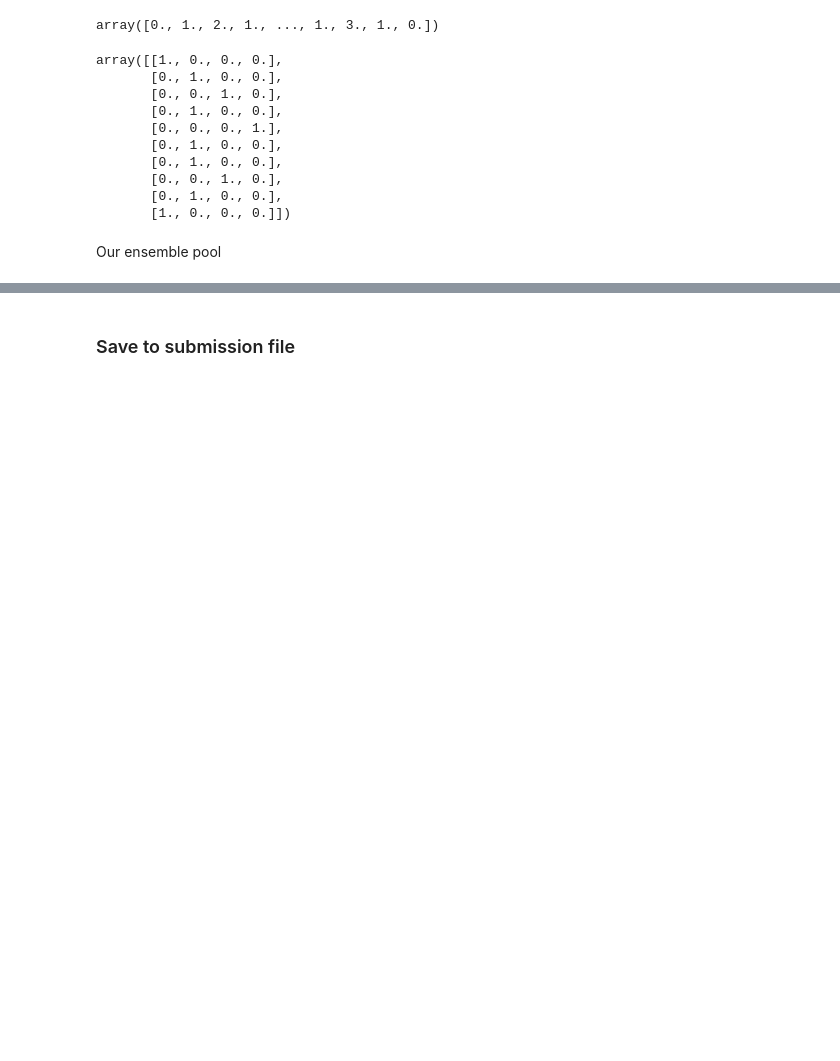
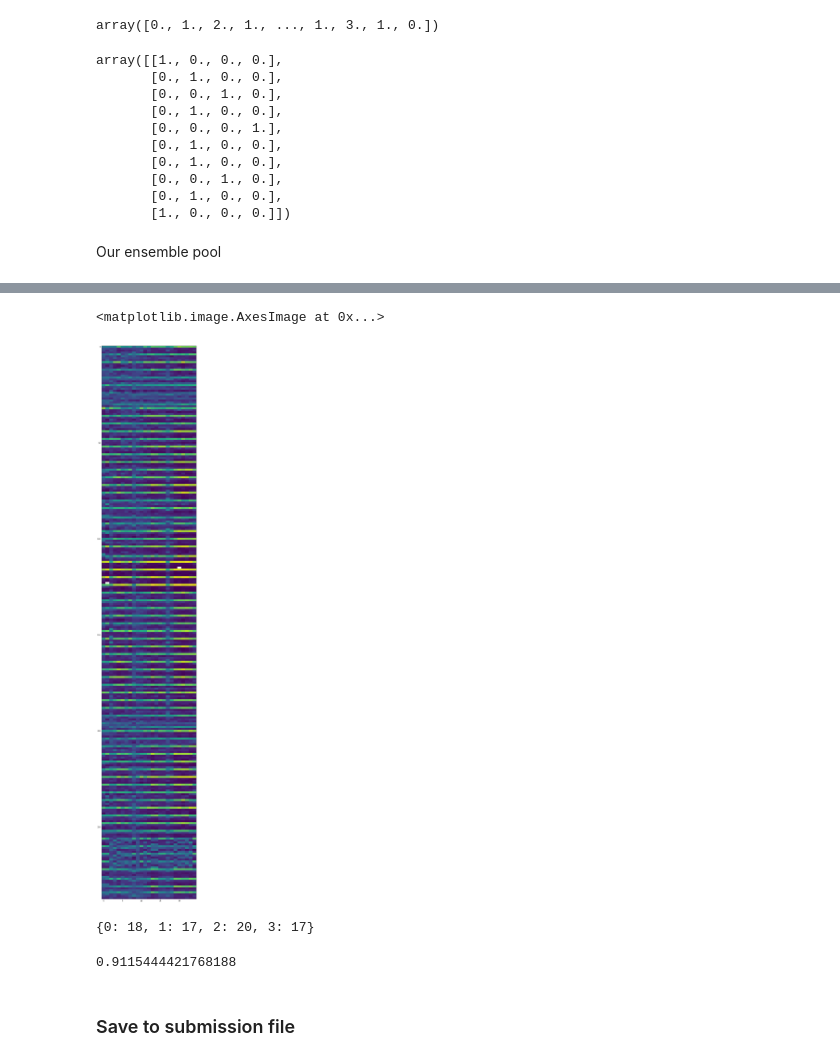
Before and after one commit to raynardj/python4ml, a Jupyter notebook: experiments/rcic/rcic-fastai-ensemble_v5-b5.ipynb, the cells around one changed output, grey strips where cells are left out. Drawn from its saved outputs; the diff is of its cells as text; code cells hidden in the pictures; blank space fills up the shorter version.

Commit message:
rcic ensemble with plate leak

```diff
--- a/experiments/rcic/rcic-fastai-ensemble_v5-b5.ipynb
+++ b/experiments/rcic/rcic-fastai-ensemble_v5-b5.ipynb
@@ -414,9 +444,9 @@ loading from cache: /data/rcic/saved_preds/rcic-ps-b4-sz380-bs24-s2-r2_site-2.ts
 # %%
 if len(pred_tensors)>1:
-    force_group, is_force = calcGroupDict(pred_tensors)
+    force_group, is_force,final_df = calcGroupDict(pred_tensors,bm=0.5)
 
-    test_df["force_group"] = test_df["pname"].apply(lambda x:force_group[x])
-    test_df["is_force"] = test_df["pname"].apply(lambda x:is_force[x])
+    test_df["force_group"] = test_df["pname"].apply(lambda x:force_group[x])# this row of image => infered group
+    test_df["is_force"] = test_df["pname"].apply(lambda x:is_force[x]) # this row of image => use group mask?
     test_df["group_mask"] = test_df["force_group"].apply(lambda x:groups_oh[:,x])
 
     # create an image based mask
@@ -424,6 +454,7 @@ if len(pred_tensors)>1:
     # nullify the mask effect (change 0 back to 1) if preds are indecisive between each other
     pred_mask[~test_df.is_force.astype(np.bool)]=1.
 else:
+    # a mask of ones = not apply any mask
     pred_mask = np.ones((len(test_df),1108))
 
 print(pred_mask.mean())
@@ -431,0 +465,31 @@ print(pred_mask.mean())
+# %%
+all_list = ['HEPG2-08-1','HEPG2-08-2','HEPG2-08-3','HEPG2-08-4','HEPG2-09-1', 'HEPG2-09-2','HEPG2-09-3', 'HEPG2-09-4','HEPG2-10-1', 'HEPG2-10-2',
+'HEPG2-10-3','HEPG2-10-4','HEPG2-11-1', 'HEPG2-11-2','HEPG2-11-3', 'HEPG2-11-4','HUVEC-17-1', 'HUVEC-17-2',
+'HUVEC-17-3', 'HUVEC-17-4','HUVEC-18-1','HUVEC-18-2', 'HUVEC-18-3','HUVEC-18-4','HUVEC-19-1','HUVEC-19-2',
+ 'HUVEC-19-3','HUVEC-19-4','HUVEC-20-1','HUVEC-20-2', 'HUVEC-20-3','HUVEC-20-4','HUVEC-21-1', 'HUVEC-21-2', 'HUVEC-21-3',
+ 'HUVEC-21-4', 'HUVEC-22-1', 'HUVEC-22-2', 'HUVEC-22-3', 'HUVEC-22-4','HUVEC-23-1',
+ 'HUVEC-23-2', 'HUVEC-23-3', 'HUVEC-23-4','HUVEC-24-1', 'HUVEC-24-2', 'HUVEC-24-3','HUVEC-24-4', 'RPE-08-1', 'RPE-08-2',
+ 'RPE-08-3','RPE-08-4', 'RPE-09-1','RPE-09-2','RPE-09-3','RPE-09-4', 'RPE-10-1', 'RPE-10-2', 'RPE-10-3', 'RPE-10-4', 'RPE-11-1','RPE-11-2', 'RPE-11-3','RPE-11-4', 'U2OS-04-1', 'U2OS-04-2', 'U2OS-04-3',
+ 'U2OS-04-4', 'U2OS-05-1', 'U2OS-05-2', 'U2OS-05-3', 'U2OS-05-4'
+]
+# The plate we are not sure which group
+problem_list = ["U2OS-04-2","U2OS-04-4"]
+# %%
+final = []
+for idx in range(len(pred_tensors)):
+        # for each prediction tensor, guess a version of "plate => belongs to a group"
+    p = pred_tensors[idx]
+    gbtest = test_df.copy()
+    gbtest["projected"] = p.argmax(dim=-1).numpy()
+    gbtest = gbtest[gbtest.pname.isin(all_list)]
+    gbtest["group_"] = gbtest["projected"].apply(lambda x:groups[x])
+        # for each plate, the biggest frequence count group owns the plate
+    group_df = pd.DataFrame(gbtest.groupby("pname")\
+    .apply(lambda x:x.group_.value_counts().reset_index())).reset_index().rename(columns={"group_":idx})
+    group_df["pg_name"] = group_df.apply(lambda x:x["pname"]+"-"+str(int(x["index"])),axis=1)
+    group_df = group_df.drop(["pname","level_1","index"],axis=1).set_index("pg_name")
+#     print(group_df)
+    if len(final)==0:
+        final = group_df
+    else:
+        final = final.join(group_df)
@@ -432,3 +518,14 @@ print(pred_mask.mean())
+# %%
+plt.figure(figsize = (10,60))
+plt.imshow(final.values, interpolation="nearest", aspect="auto")
+# %% [output]
+<matplotlib.image.AxesImage at 0x...>
+[figure, added]
+# %%
+from collections import Counter
+dict(Counter(list(force_group.values())))
+# %% [output]
+{0: 18, 1: 17, 2: 20, 3: 17}
 # %%
 # preds = argmaxEnsemble(*pred_tensors) # This way of ensemble isn't as good as "average probability ensemble"
 preds = ensemble(*pred_tensors, pred_mask=pred_mask)
@@ -435,2 +552,6 @@ preds = ensemble(*pred_tensors, pred_mask=pred_mask)
+# %%
+preds, vote_portion =ensembleVote(*pred_tensors, pred_mask=pred_mask)
+# %% [output]
+0.9115444421768188
 # %% [markdown]
 ### Save to submission file
```
Also changed, not shown: parts of 19 cells of this notebook.
